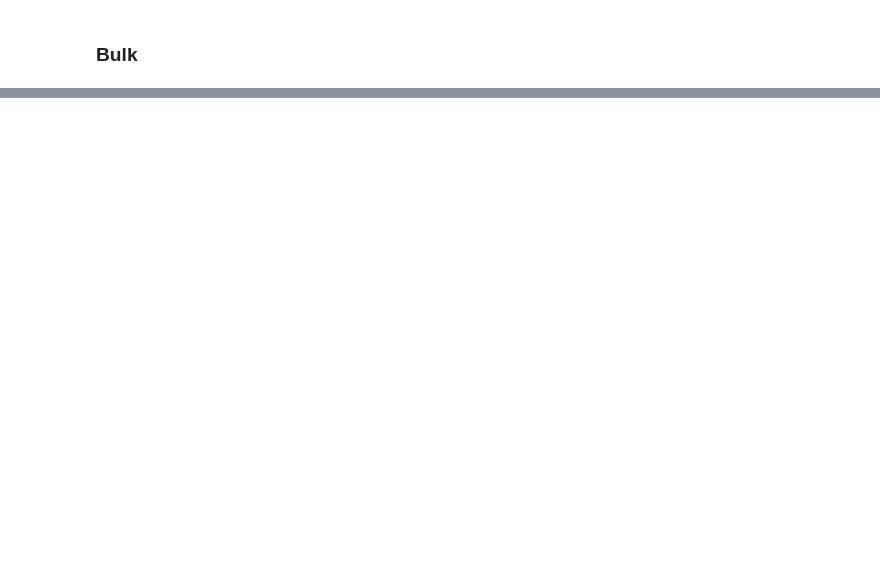
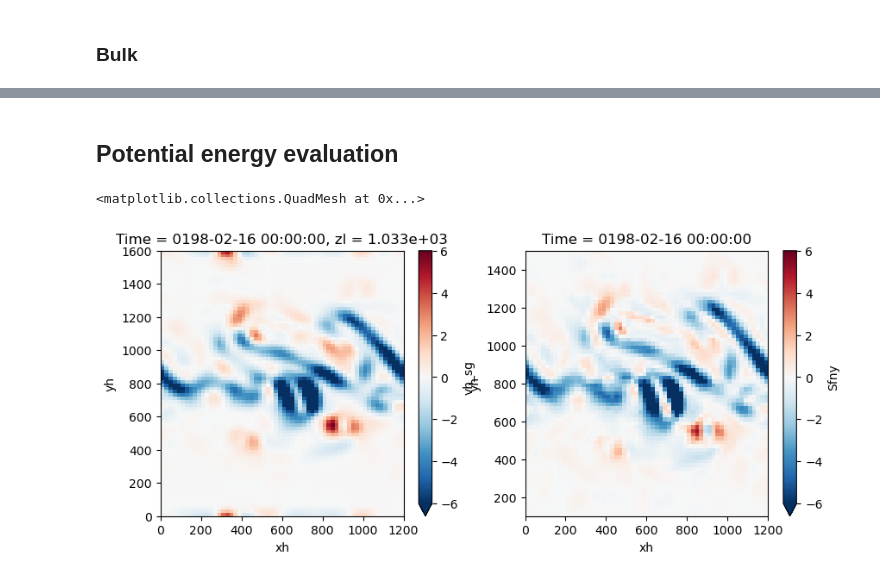
Before and after one commit to dhruvbalwada/mesoscale_buoyancy_param_ML, a Jupyter notebook: offline_analysis/data_MOM6p2l_ML_MOM6_P2L_all.ipynb, the cells around one changed output, grey strips where cells are left out. Drawn from its saved outputs; the diff is of its cells as text; code cells hidden in the pictures; blank space fills up the shorter version.

```diff
--- a/offline_analysis/data_MOM6p2l_ML_MOM6_P2L_all.ipynb
+++ b/offline_analysis/data_MOM6p2l_ML_MOM6_P2L_all.ipynb
@@ -152,0 +217,2 @@ plt.savefig('./figures/data_MOM6p2l_ML_MOM6all_OT.png')
+# %% [markdown]
+## Potential energy evaluation
@@ -152,0 +222,21 @@ plt.savefig('./figures/data_MOM6p2l_ML_MOM6all_OT.png')
+# %%
+L = '100'
+ds_filt = eval_dic[L].eval_ds.dataset.isel(Time=slice(-25,None))
+# %%
+ds_filt['e'] = ds_filt.e - ds_filt.e.isel(Time=0).mean(['xh','yh'])
+# %%
+uh_sg_true = ds_filt.uh_sg.isel(zl=1)
+vh_sg_true = ds_filt.vh_sg.isel(zl=1)
+uh_sg_pred = eval_dic[L].output_pred_ds['Sfnx']
+vh_sg_pred = eval_dic[L].output_pred_ds['Sfny']
+# %%
+plt.figure(figsize=(10, 4))
+
+plt.subplot(121)
+vh_sg_true.isel(Time=-1).plot(vmin=-6)
+
+plt.subplot(122)
+vh_sg_pred.isel(Time=-1).plot(vmin=-6)
+# %% [output]
+<matplotlib.collections.QuadMesh at 0x...>
+[figure, added]
```
Also changed, not shown: parts of 27 cells of this notebook, 10 other files.
